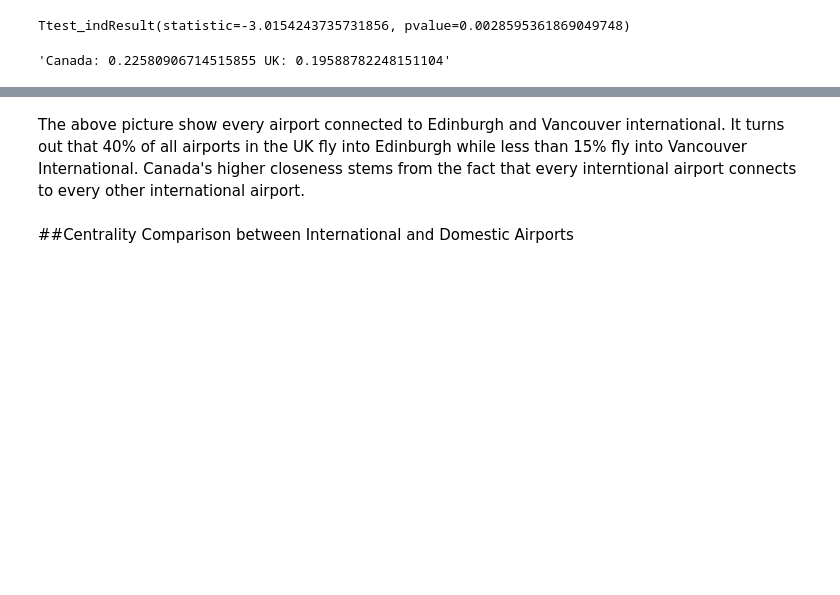
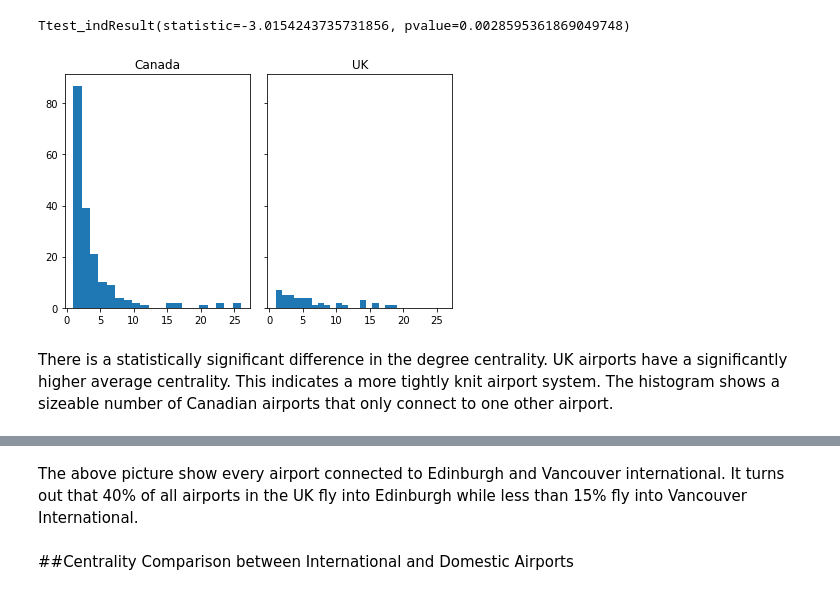
Before and after one commit to brian-cuny/620project1, a Jupyter notebook: project1.ipynb, the cells around one changed output, grey strips where cells are left out. Drawn from its saved outputs; the diff is of its cells as text; code cells hidden in the pictures; blank space fills up the shorter version.

```diff
--- a/project1.ipynb
+++ b/project1.ipynb
@@ -105,9 +110,3 @@ f'Canada: {mean(canada)} UK: {mean(uk)}'
 stats.ttest_ind(canada, uk)
 # %% [output]
 Ttest_indResult(statistic=-3.0154243735731856, pvalue=0.0028595361869049748)
-# %%
-canada = extract('country', 'Canada', 'closeness')
-uk = extract('country', 'United Kingdom', 'closeness')
-f'Canada: {mean(canada)} UK: {mean(uk)}'
-# %% [output]
-'Canada: 0.22580906714515855 UK: 0.19588782248151104'
@@ -117,8 +113,20 @@ stats.ttest_ind(canada, uk)
+# %%
+fig, axs = plt.subplots(1, 2, sharex= True,
+                        sharey = True, tight_layout=True)
+axs[0].hist(canada, bins=20)
+axs[0].set_title('Canada')
+axs[1].hist(uk, bins=20)
+axs[1].set_title('UK')
+plt.show()
+# %% [output]
+[figure, added]
+# %% [markdown]
+There is a statistically significant difference in the degree centrality. UK airports have a significantly higher average centrality. This indicates a more tightly knit airport system. The histogram shows a sizeable number of Canadian airports that only connect to one other airport.
 # %% [markdown]
 ![UK](UKCentralityEdinburgh.png)
 ![Canada](canadaCentralityVancouverIntl.png)
 # %% [markdown]
-The above picture show every airport connected to Edinburgh and Vancouver international. It turns out that 40% of all airports in the UK fly into Edinburgh while less than 15% fly into Vancouver International. Canada's higher closeness stems from the fact that every interntional airport connects to every other international airport.
+The above picture show every airport connected to Edinburgh and Vancouver international. It turns out that 40% of all airports in the UK fly into Edinburgh while less than 15% fly into Vancouver International.
 # %% [markdown]
 ##Centrality Comparison between International and Domestic Airports
 # %%
```
Also changed, not shown: parts of 12 cells of this notebook.
